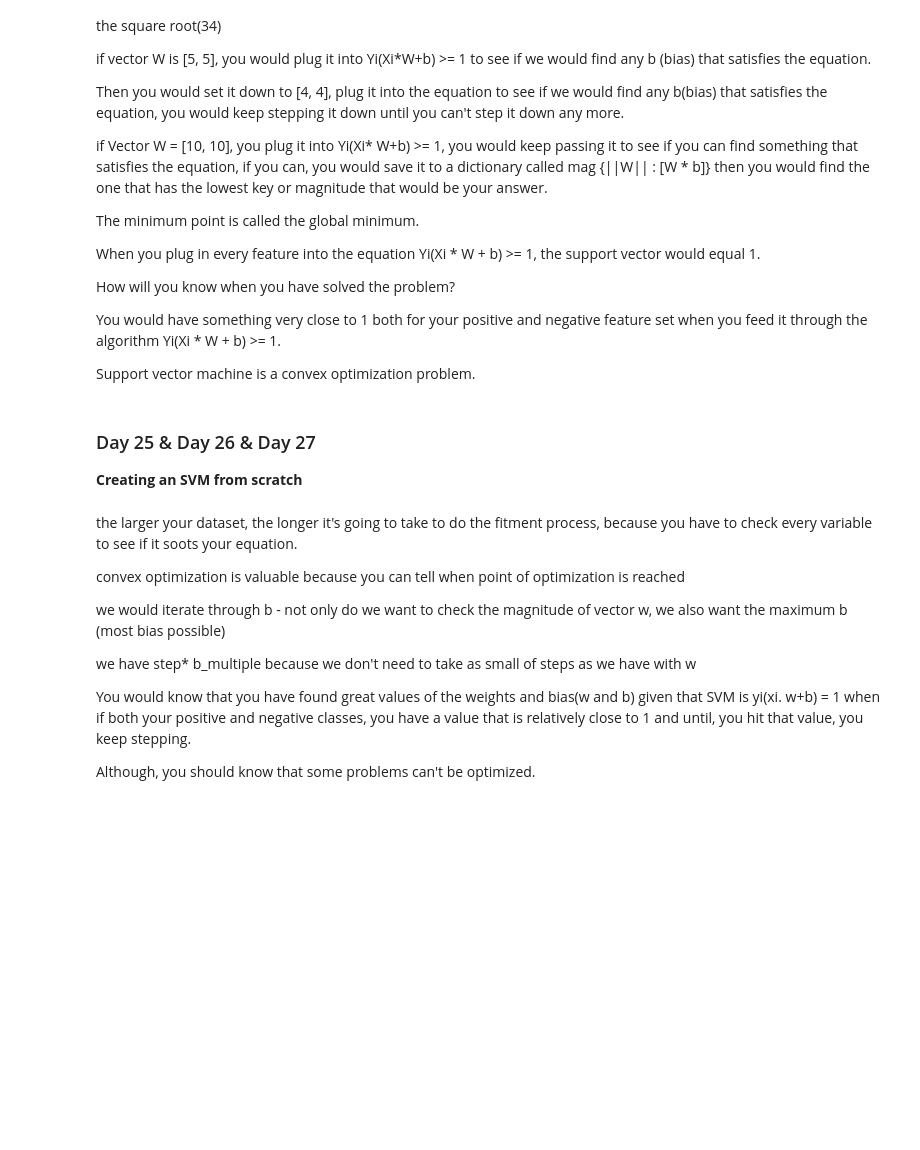
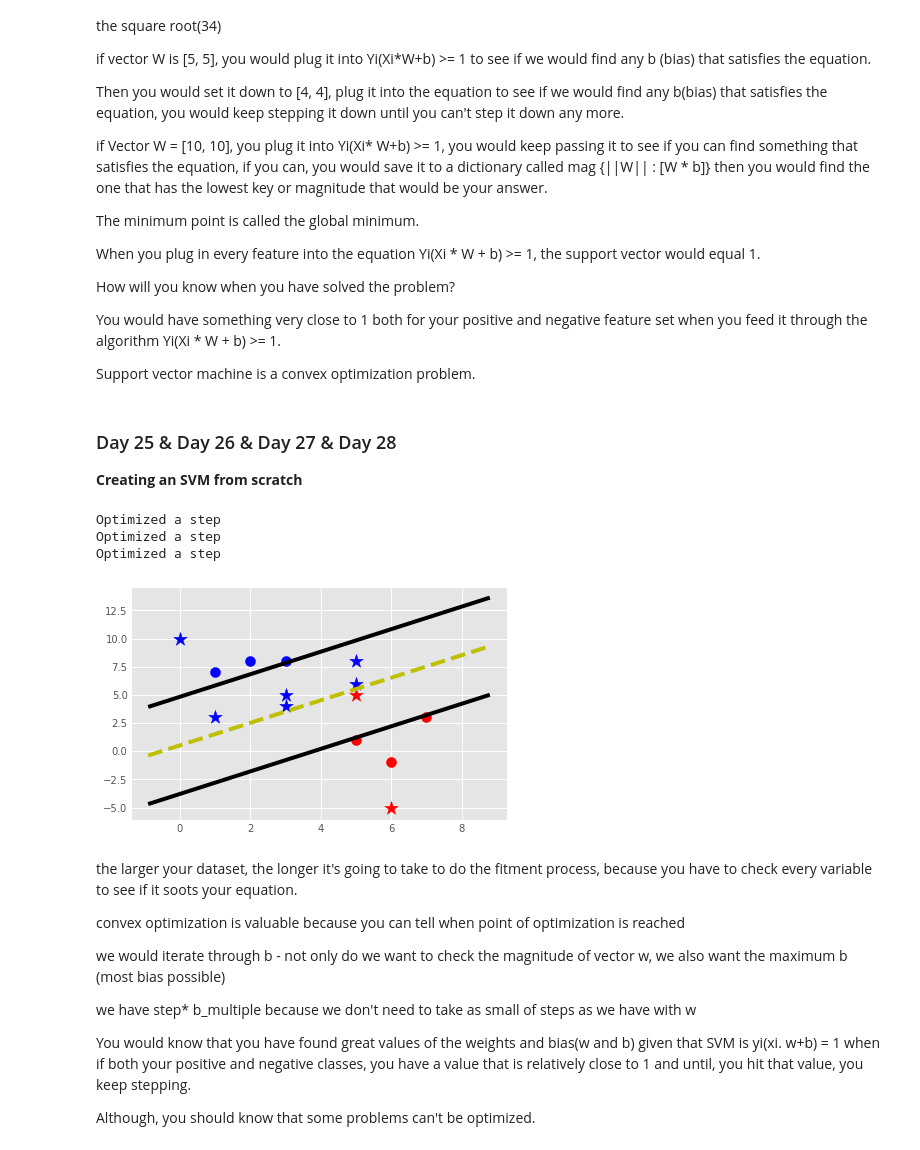
Before and after one commit to Chidinma-U/DSN-70-Days-AI-BootCamp, a Jupyter notebook: DSN-70-Days-Bootcamp Part 2.ipynb, the cells around one changed output. Drawn from its saved outputs; the diff is of its cells as text; code cells hidden in the pictures; blank space fills up the shorter version.

```diff
--- a/DSN-70-Days-Bootcamp Part 2.ipynb
+++ b/DSN-70-Days-Bootcamp Part 2.ipynb
@@ -430,7 +430,7 @@ You would have something very close to 1 both for your positive and negative fea
 
 Support vector machine is a convex optimization problem.
 # %% [markdown]
-### Day 25 & Day 26 & Day 27
+### Day 25 & Day 26 & Day 27 & Day 28
 
 **Creating an SVM from scratch**
 # %%
@@ -443,7 +443,7 @@ class Support_Vector_Machine:
         self.colors = {1: 'r', -1:'b'}
         if self.visualization:
             self.fig = plt.figure()
-            self.axis = self.fig.add_subplot(1, 1, 1)
+            self.ax = self.fig.add_subplot(1, 1, 1)
 
     #train
     def fit(self, data):
@@ -454,7 +454,7 @@ class Support_Vector_Machine:
         transforms = [[1,1],     #the tranforms are applied to the vector of 'w' as we step each time
                      [-1,1],
                      [-1,-1],
-                     [1,-1],]
+                     [1,-1]]
         all_data = [] #we are doing this so that we would get our maximum and minimum range
         for yi in self.data:
             for featureset in self.data[yi]:
@@ -471,8 +471,8 @@ class Support_Vector_Machine:
                      self.max_feature_value * 0.001,]
 
         #extremely expensive:
-        b_range_multiple = 5
-
+        b_range_multiple = 2
+        #we don't need to take as small of steps with b as we do with w
         b_multiple = 5
 
         latest_optimum = self.max_feature_value*10
@@ -489,32 +489,92 @@ class Support_Vector_Machine:
                 for b in np.arange(-1*(self.max_feature_value*b_range_multiple),self.max_feature_value*b_range_multiple,step*b_multiple):
                     for transformation in transforms:
                         w_t = w*transformation
                         found_option = True
 #this is the weakest link in the SVM (this means that we have to run this function on all the data to make sure it fits)
 #SMO attempts to fix this a bit
                         for i in self.data:
                             for xi in self.data[i]:
                                 yi = i
                                 if not yi*(np.dot(w_t, xi)+b)>=1:
                                     found_option = False
+                                #print(yi*(np.dot(w_t, xi)+b))
+
                         if found_option:
                             opt_dict[np.linalg.norm(w_t)] = [w_t,b]
                 if w[0]<0:
                     optimized = True
                     print ('Optimized a step')
                 else:
                     w = w - step
             norms = sorted([n for n in opt_dict])
             # ||w|| : [w,b]
             opt_choice = opt_dict [norms[0]]
 
             self.w = opt_choice[0]
             self.b = opt_choice[1]
             latest_optimum = opt_choice[0][0]+step*2
 
     def predict(self, features):
         # sign (X.W+b) |dot product returns a scalar value
         classification = np.sign(np.dot(np.array(features),self.w)+self.b)
+        if classification != 0 and self.visualization:
+            self.ax.scatter(features [0], features [1], s = 200, marker = '*', c = self.colors[classification])
+        return classification
 
-        return classification
+    def visualize(self):
+        [[self.ax.scatter(x[0], x[1], s = 100, color = self.colors[i])for x in data_dict[i]]for i in data_dict]
+
+        def hyperplane(x,w,b,v): #this function gives us the hyperplane values where v is the value we are seeking.
+            return (-w[0] * x - b + v) / w[1]
+        datarange = (self.min_feature_value * 0.9, self.max_feature_value * 1.1)#this is used to limit our graph
+        hyp_x_min = datarange[0]
+        hyp_x_max = datarange[1]
+
+        #positive support vector hyperplane --> (w*x+b) = 1
+        psv1 = hyperplane(hyp_x_min, self.w, self.b, 1) #psv would be a scalar value. In a graph, psv would be 'y'
+        psv2 = hyperplane(hyp_x_max, self.w, self.b, 1)
+        self.ax.plot([hyp_x_min, hyp_x_max], [psv1, psv2], 'k') #where hyp_x_min would be the 'x' in our graph
+        #'k' means black color
+
+        #negative support vector hyperplane --> (w*x+b) = -1
+        nsv1 = hyperplane(hyp_x_min, self.w, self.b, -1) #nsv would be a scalar value. In a graph, nsv would be 'y'
+        nsv2 = hyperplane(hyp_x_max, self.w, self.b, -1)
+        self.ax.plot([hyp_x_min, hyp_x_max], [nsv1, nsv2], 'k') #where hyp_x_min would be the 'x' in our graph
+
+        #decision support boundary --> (w*x+b) = 0
+        db1 = hyperplane(hyp_x_min, self.w, self.b, 0) #db would be a scalar value. In a graph, db would be 'y'
+        db2 = hyperplane(hyp_x_max, self.w, self.b, 0)
+        self.ax.plot([hyp_x_min, hyp_x_max], [db1, db2], 'y--') #where hyp_x_min would be the 'x' in our graph
+        # 'y--' means yellow color
+
+        plt.show()
+
+data_dict = {-1: np.array ([[1, 7],
+                           [2, 8],
+                           [3, 8],]),
+            1: np.array ([[5, 1],
+                          [6, -1],
+                          [7, 3],])}
+
+svm = Support_Vector_Machine()
+svm.fit(data = data_dict)
+
+predict_us = [[0, 10],
+             [1, 3],
+             [3, 4],
+             [3, 5],
+             [5, 5],
+             [5, 6],
+             [6, -5],
+             [5, 8]]
+
+for p in predict_us:
+    svm.predict(p)
+
+svm.visualize()
+# %% [output]
+Optimized a step
+Optimized a step
+Optimized a step
+[figure, added]
 # %% [markdown]
```
Also changed, not shown: parts of 5 cells of this notebook.
